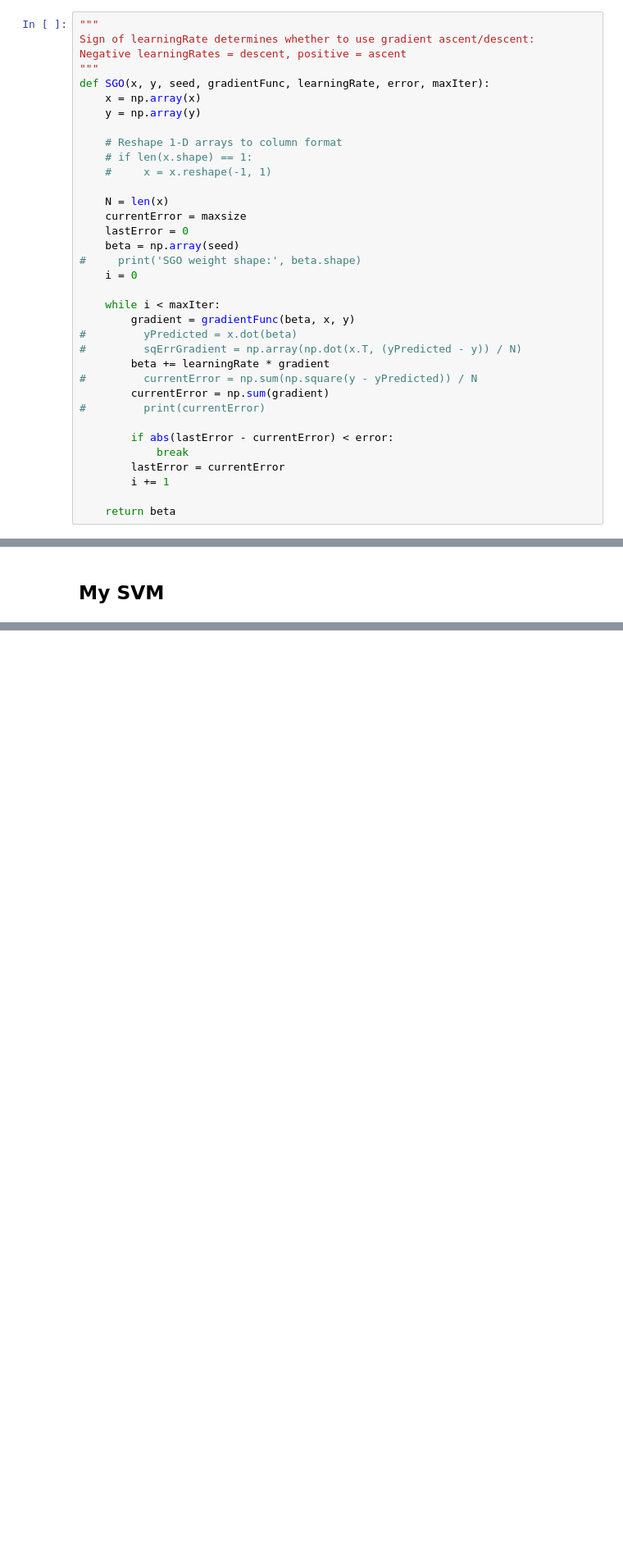
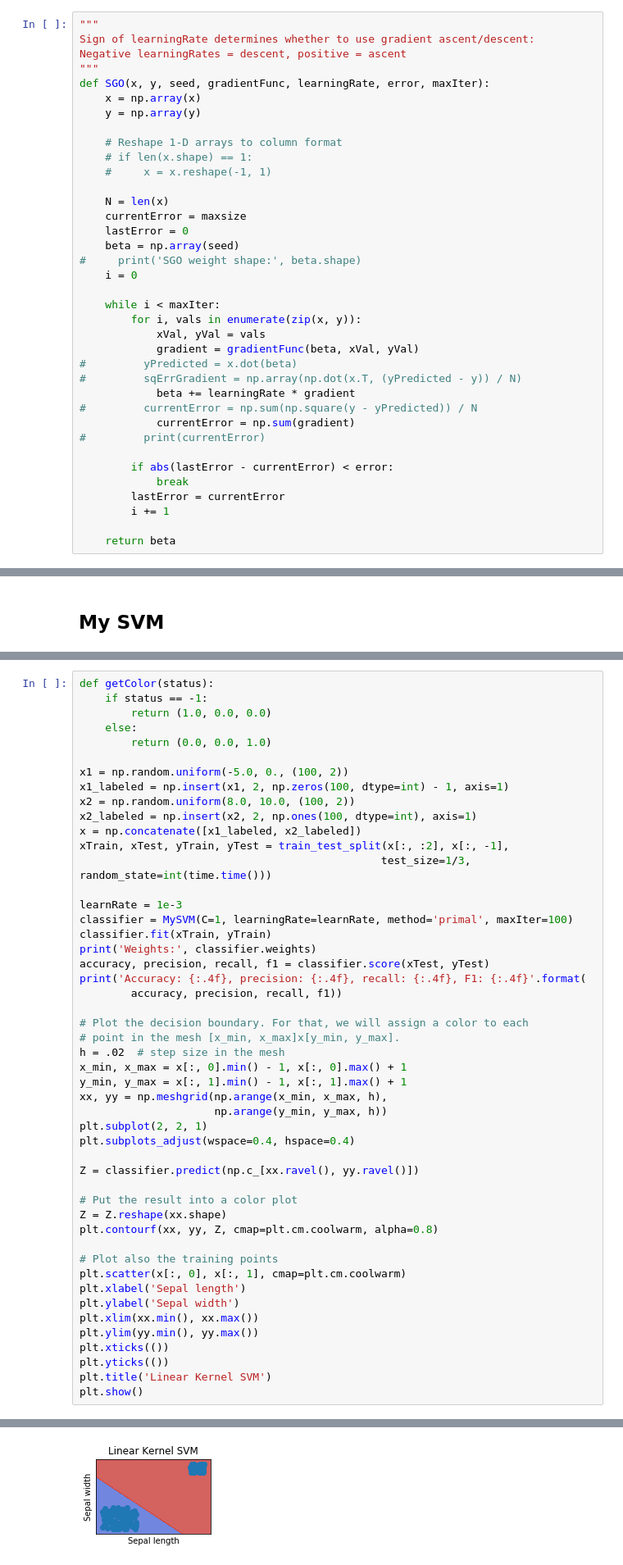
Before and after one commit to bcooper94/AdvancedDataMining, a Jupyter notebook: SVM.ipynb, the cells around one changed output, grey strips where cells are left out. Shown at 82% size. Cells and saved outputs as stored; diff of their text form; blank space fills up the shorter version.

```diff
--- a/SVM.ipynb
+++ b/SVM.ipynb
@@ -36,12 +36,14 @@ def SGO(x, y, seed, gradientFunc, learningRate, error, maxIter):
     i = 0
 
     while i < maxIter:
-        gradient = gradientFunc(beta, x, y)
+        for i, vals in enumerate(zip(x, y)):
+            xVal, yVal = vals
+            gradient = gradientFunc(beta, xVal, yVal)
 #         yPredicted = x.dot(beta)
 #         sqErrGradient = np.array(np.dot(x.T, (yPredicted - y)) / N)
-        beta += learningRate * gradient
+            beta += learningRate * gradient
 #         currentError = np.sum(np.square(y - yPredicted)) / N
-        currentError = np.sum(gradient)
+            currentError = np.sum(gradient)
 #         print(currentError)
 
         if abs(lastError - currentError) < error:
@@ -423,0 +396,50 @@ plt.show()
+# %%
+def getColor(status):
+    if status == -1:
+        return (1.0, 0.0, 0.0)
+    else:
+        return (0.0, 0.0, 1.0)
+
+x1 = np.random.uniform(-5.0, 0., (100, 2))
+x1_labeled = np.insert(x1, 2, np.zeros(100, dtype=int) - 1, axis=1)
+x2 = np.random.uniform(8.0, 10.0, (100, 2))
+x2_labeled = np.insert(x2, 2, np.ones(100, dtype=int), axis=1)
+x = np.concatenate([x1_labeled, x2_labeled])
+xTrain, xTest, yTrain, yTest = train_test_split(x[:, :2], x[:, -1],
+                                               test_size=1/3, random_state=int(time.time()))
+
+learnRate = 1e-3
+classifier = MySVM(C=1, learningRate=learnRate, method='primal', maxIter=100)
+classifier.fit(xTrain, yTrain)
+print('Weights:', classifier.weights)
+accuracy, precision, recall, f1 = classifier.score(xTest, yTest)
+print('Accuracy: {:.4f}, precision: {:.4f}, recall: {:.4f}, F1: {:.4f}'.format(
+        accuracy, precision, recall, f1))
+
+# Plot the decision boundary. For that, we will assign a color to each
+# point in the mesh [x_min, x_max]x[y_min, y_max].
+h = .02  # step size in the mesh
+x_min, x_max = x[:, 0].min() - 1, x[:, 0].max() + 1
+y_min, y_max = x[:, 1].min() - 1, x[:, 1].max() + 1
+xx, yy = np.meshgrid(np.arange(x_min, x_max, h),
+                     np.arange(y_min, y_max, h))
+plt.subplot(2, 2, 1)
+plt.subplots_adjust(wspace=0.4, hspace=0.4)
+
+Z = classifier.predict(np.c_[xx.ravel(), yy.ravel()])
+
+# Put the result into a color plot
+Z = Z.reshape(xx.shape)
+plt.contourf(xx, yy, Z, cmap=plt.cm.coolwarm, alpha=0.8)
+
+# Plot also the training points
+plt.scatter(x[:, 0], x[:, 1], cmap=plt.cm.coolwarm)
+plt.xlabel('Sepal length')
+plt.ylabel('Sepal width')
+plt.xlim(xx.min(), xx.max())
+plt.ylim(yy.min(), yy.max())
+plt.xticks(())
+plt.yticks(())
+plt.title('Linear Kernel SVM')
+plt.show()
+# %% [output]
@@ -423,0 +452 @@ plt.show()
+[figure, added]
```
Also changed, not shown: parts of 13 cells of this notebook, 9 other files.
